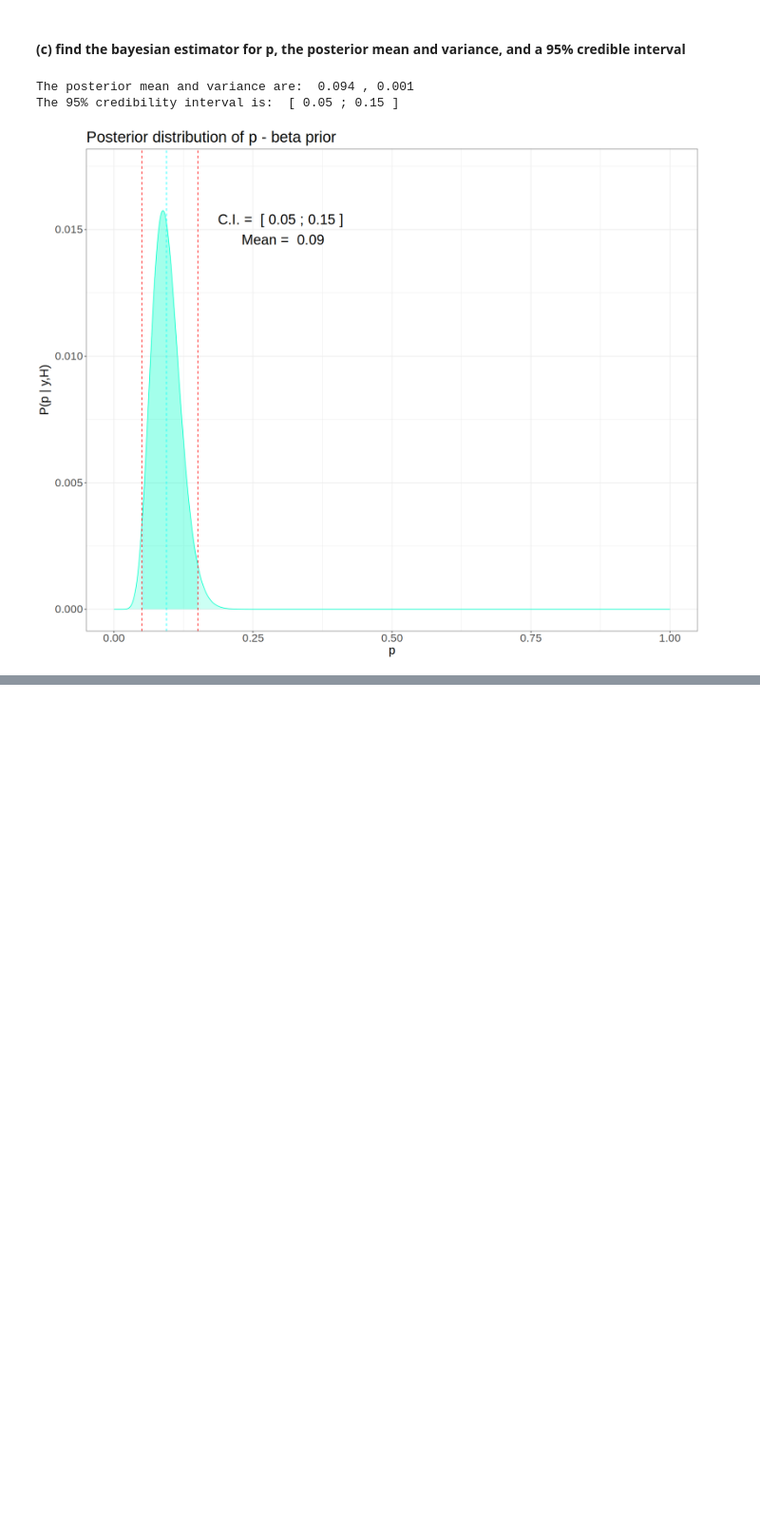
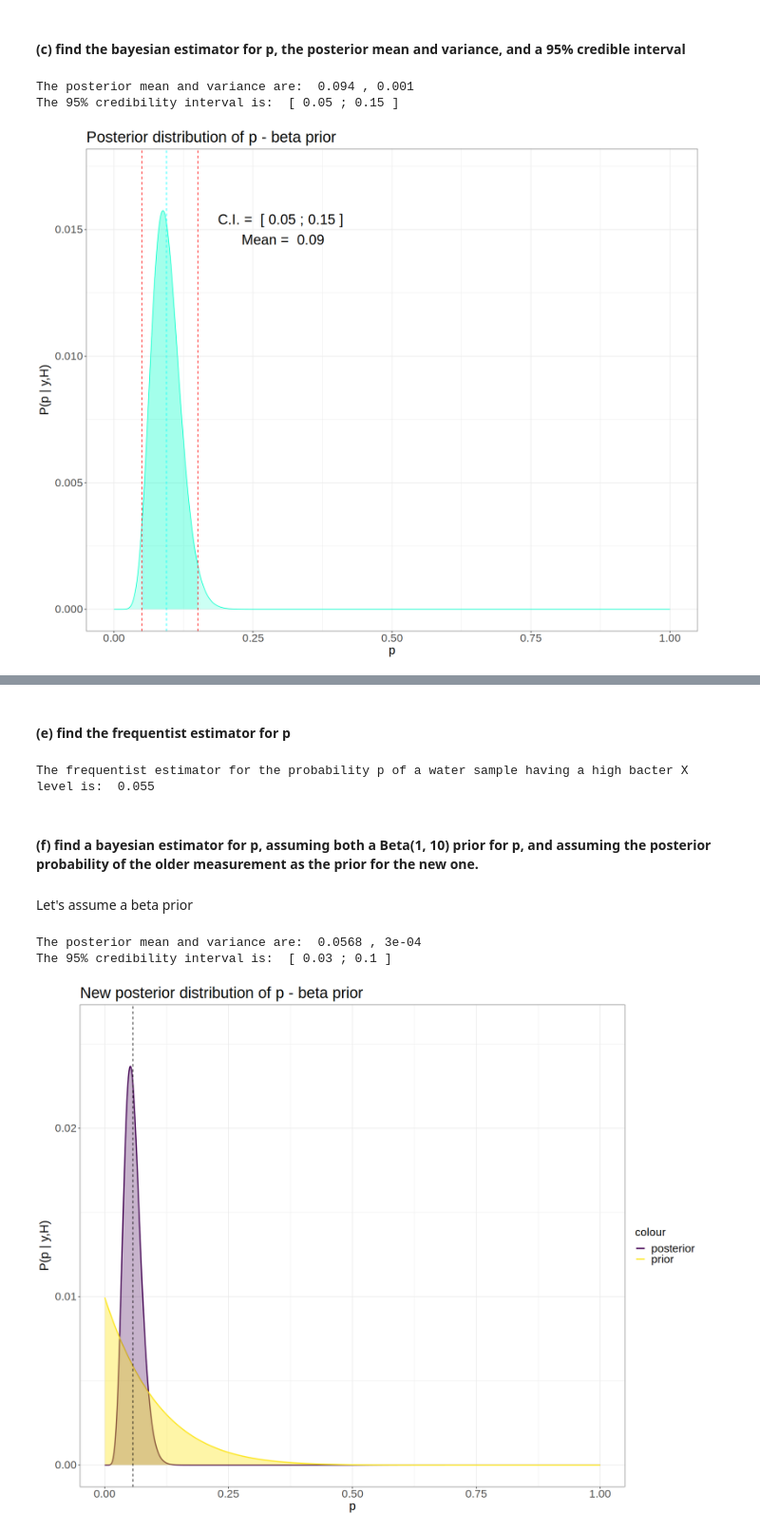
Before and after one commit to isottongloria/AdvStatPhysAnalysis, a Jupyter notebook: E5.ipynb, the cells around one changed output, grey strips where cells are left out. Shown at 95% size. Saved outputs shown, nothing was run; the diff lists cells and outputs as text; code cells hidden in the pictures; blank space fills up the shorter version.

```diff
--- a/E5.ipynb
+++ b/E5.ipynb
@@ -492,0 +538,56 @@ abline(h=0.05, lty=2, col="red")
+# %% [markdown]
+#### (e) find the frequentist estimator for p
+# %%
+n_new <- 165 #number of samples
+y_new <- 9      # total positive samples
+cat('The frequentist estimator for the probability p of a water sample having a high bacter X level is: ', round(y_new/n_new,3))
+# %% [output]
+The frequentist estimator for the probability p of a water sample having a high bacter X level is:  0.055
+# %% [markdown]
+#### (f) find a bayesian estimator for p, assuming both a Beta(1, 10) prior for p, and assuming the posterior probability of the older measurement as the prior for the new one.
+# %% [markdown]
+Let's assume a beta prior
+# %%
+#Prior, likelihood, posterior previously defined
+#sequence of p, alpha and beta previously defined
+alpha <- 1
+beta <- 10
+prior_new <- beta_prior_function(p, alpha, beta)
+likelihood_new  <- likelihood_function(y_new ,n_new ,p)
+posterior_new  <- beta_post_function(p, alpha, beta, y_new , n_new )
+
+#compute the bayesian estimator for p
+beta_mean_new <- (alpha+y_new) /( alpha + beta+n_new)
+beta_var_new <- ((alpha+y_new) /( alpha + beta+n_new)**2)*(beta+n_new-y_new)/(alpha+beta+n_new+1)
+
+#95% credibility interval
+p_CI_new <- qbeta(c(0.025,0.975),  alpha+y_new, beta+n_new-y_new)
+
+#results
+cat("The posterior mean and variance are: ", round(beta_mean_new,4), ',', round(beta_var_new,4))
+cat("\nThe 95% credibility interval is: ", '[',round(p_CI_new[1],2), ';',round(p_CI_new[2],2),']')
+
+#Plot
+options(repr.plot.width = 15, repr.plot.height = 12)
+df3.5 <- data.frame(x = p, y1 = posterior_new , y2=prior_new )
+    ggplot(data =df3.5, aes(x)) +
+    geom_line(aes(y = y1, color = "posterior"), linewidth = 0.9) +
+    geom_line(aes(y = y2, color = "prior"), linewidth = 0.9) +
+    geom_area(aes(y = y1, fill = "posterior"), alpha = 0.3) +
+    geom_area(aes(y = y2, fill = "prior"), alpha = 0.4) +
+    geom_vline(xintercept=beta_mean_new, lty=2)+
+    theme_bw()+
+    ylim(0, 1.1*max(posterior_new)) +
+    xlim(0, 1) +
+    xlab("p") +
+    ylab(expression(paste(P, "(p | y,H)"))) +
+    scale_color_viridis(discrete = TRUE, option = "D")+
+    scale_fill_viridis(discrete = TRUE) +
+    theme(plot.title = element_text(size = 25), axis.title = element_text(size = 20), axis.text = element_text(size = 18), legend.text = element_text(size = 18),
+    legend.title = element_text(size = 18))+
+    guides(fill = 'none') +
+    ggtitle("New posterior distribution of p - beta prior")
+# %% [output]
+The posterior mean and variance are:  0.0568 , 3e-04
+The 95% credibility interval is:  [ 0.03 ; 0.1 ]
+[figure, added]
```
Also changed, not shown: parts of 24 cells of this notebook.
